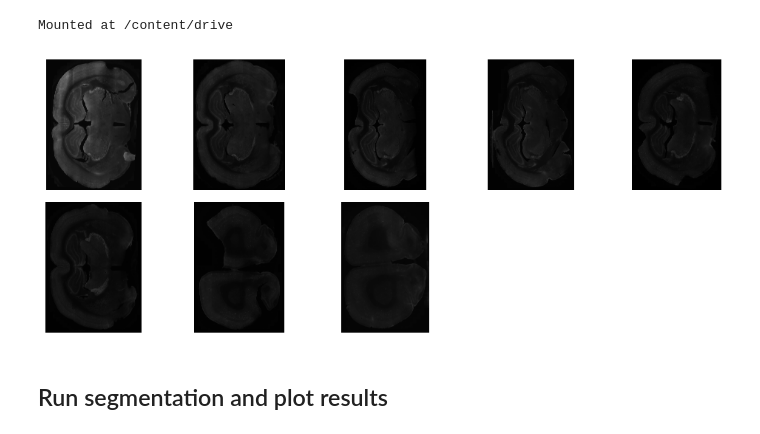
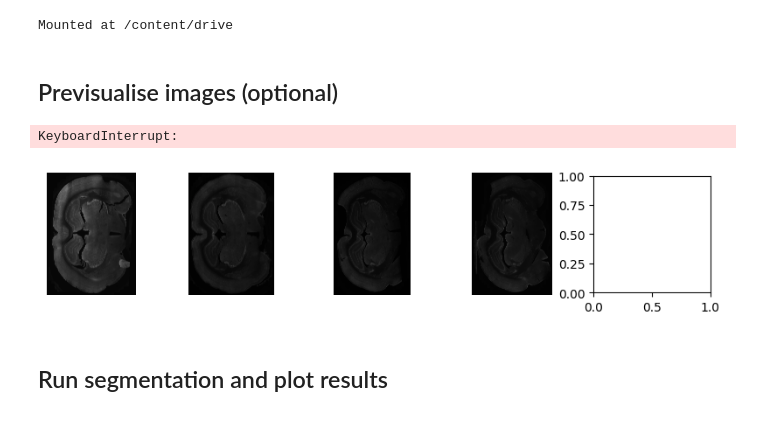
Before and after one commit to jdraffin/cellpose, a Jupyter notebook: notebooks/run_cellpose3.ipynb, the cells around one changed output. Drawn from its saved outputs; the diff is of its cells as text; code cells hidden in the pictures.

```diff
--- a/notebooks/run_cellpose3.ipynb
+++ b/notebooks/run_cellpose3.ipynb
@@ -79,6 +79,8 @@ Drive already mounted at /content/drive; to attempt to forcibly remount, call dr
 drive.mount("/content/drive", force_remount=True)
 # %% [output]
 Mounted at /content/drive
+# %% [markdown]
+## Previsualise images (optional)
 # %%
 import numpy as np
 import os
@@ -88,35 +90,36 @@ from glob import glob
 from cellpose.io import imread
 
 # For inline plotting
 %matplotlib inline
 mpl.rcParams['figure.dpi'] = 100  # lower resolution for faster rendering
 
 # Path to your image folder
-image_dir = "/content/drive/Othercomputers/Colab/Cellpose/to process"
+image_dir = "/content/drive/Othercomputers/Colab/to process"
 
 # Load all .tif and .tiff files
 image_files = sorted(glob(os.path.join(image_dir, "*.tif")) +
                      glob(os.path.join(image_dir, "*.tiff")))
 
 # Read the images
 imgs = [imread(f) for f in image_files]
 
 # Show all images (adjust grid size dynamically)
 n_images = len(imgs)
 cols = 5
 rows = (n_images + cols - 1) // cols
 
 plt.figure(figsize=(cols * 2, rows * 2))  # Adjust size as needed
 for i, img in enumerate(imgs):
     img = img.squeeze()
     plt.subplot(rows, cols, i + 1)
     plt.imshow(img, cmap="gray")
     plt.axis('off')
 
 plt.tight_layout()
 plt.show()
 # %% [output]
+KeyboardInterrupt:
-[figure, old version]
+[figure, new version]
 # %% [markdown]
 ## Run segmentation and plot results
 # %%
```
Also changed, not shown: parts of 1 cell of this notebook.
